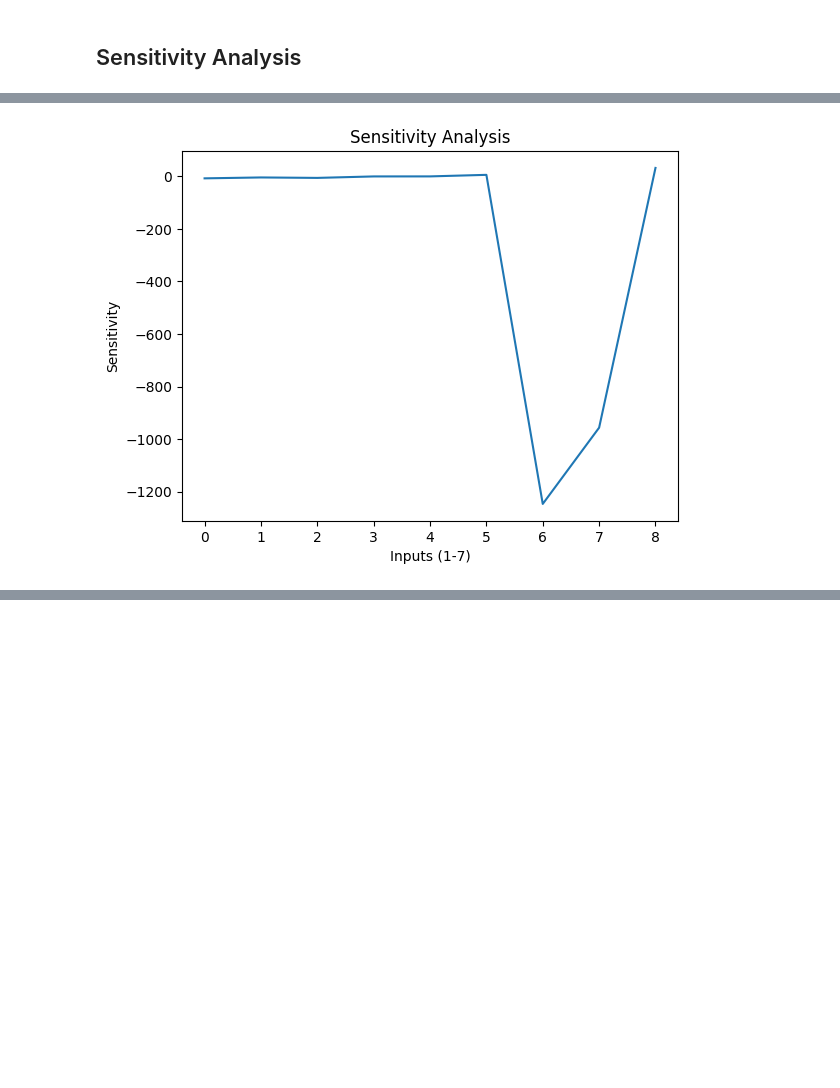
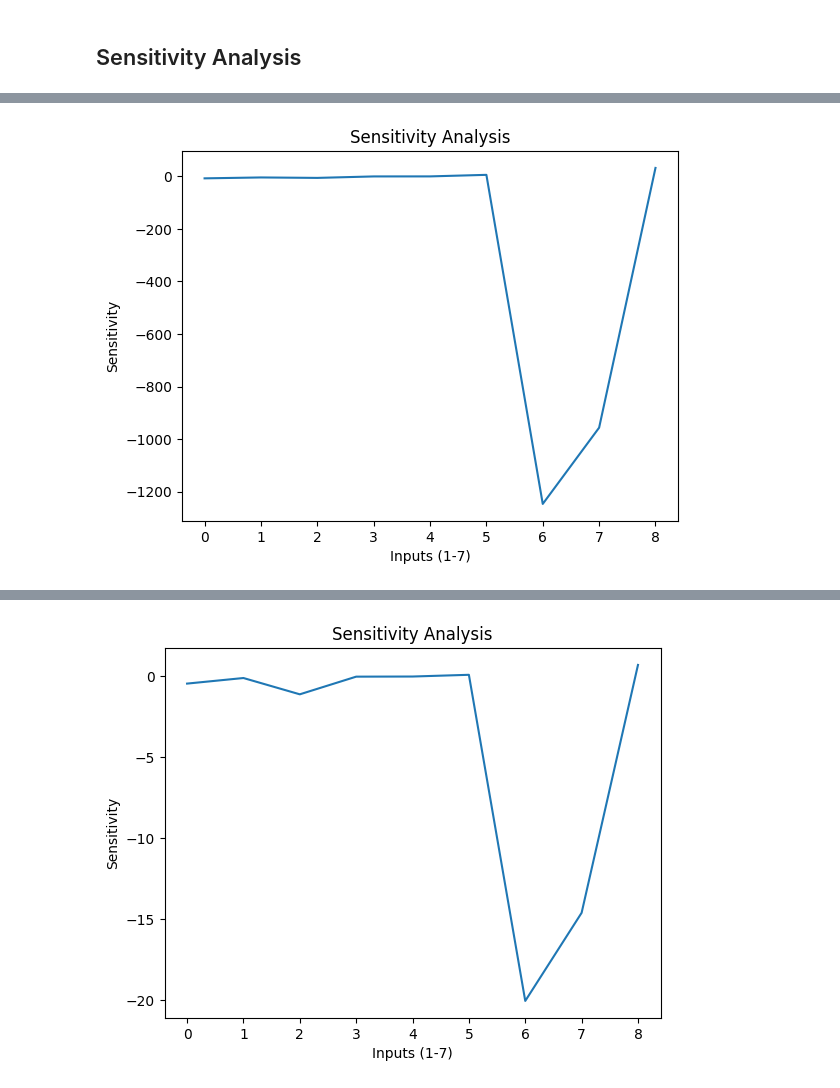
Before and after one commit to mwallace5270/hot-dust, a Jupyter notebook: evaluate.ipynb, the cells around one changed output, grey strips where cells are left out. Cells and saved outputs as stored; diff of their text form; code cells hidden in the pictures; blank space fills up the shorter version.

Commit message:
graphs??

```diff
--- a/evaluate.ipynb
+++ b/evaluate.ipynb
@@ -175,6 +175,7 @@ plt.colorbar()
 # %% [markdown]
 ## Sensitivity Analysis
 # %%
-percentage = 2 # in %; 2%, 5%, 10%
-sensitivity_analysis(ds, network, percentage)
+percentages = [2, 5, 10] # in %; 2%, 5%, 10%
+for percent in percentages:
+    sensitivity_analysis(ds, network, percent)
 # %% [output]
@@ -191,0 +203 @@ sensitivity_analysis(ds, network, percentage)
+[figure, added]
```
Also changed, not shown: parts of 1 cell of this notebook.
